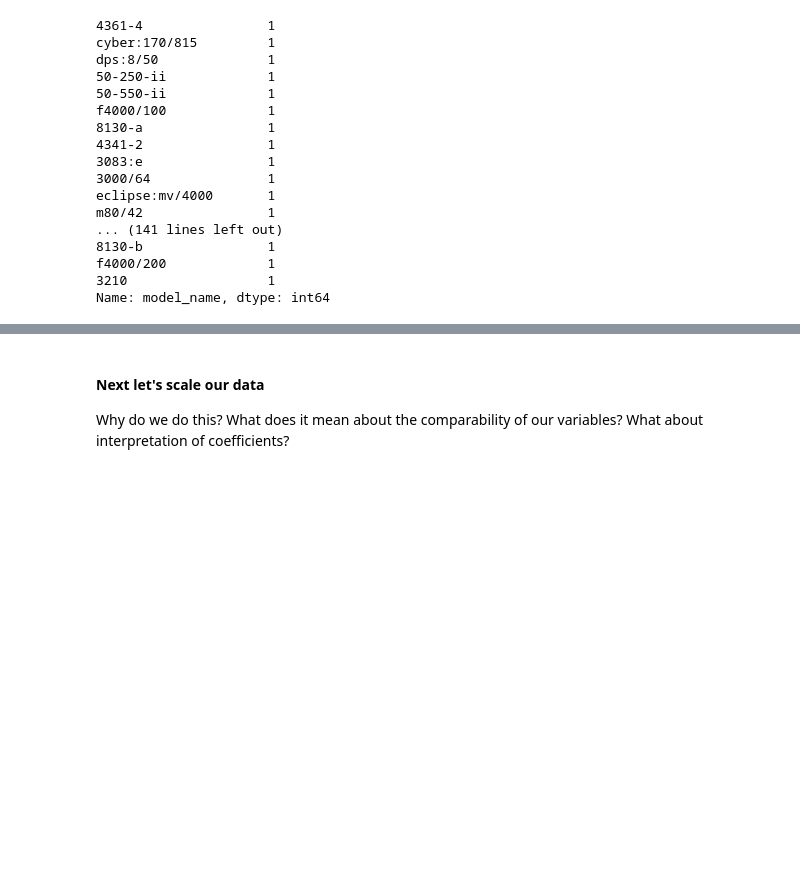
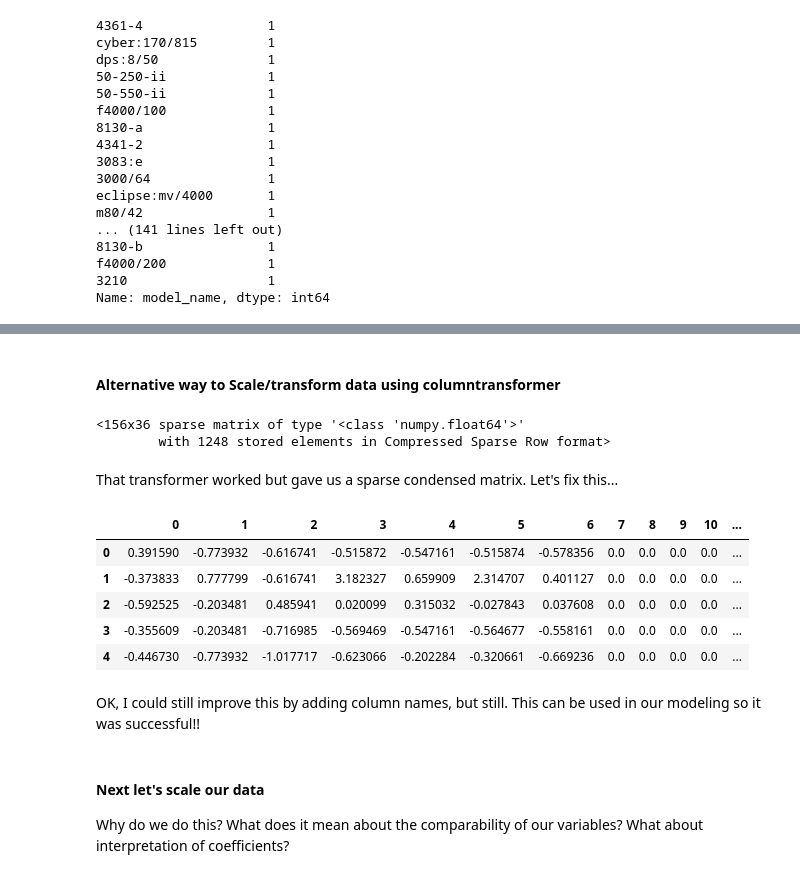
Before and after one commit to learn-co-students/dc-ds-021720, a Jupyter notebook: mod-3/week-1/day-4-Coach_Lab-Lasso-Ridge/Regression-lab-mmitchell.ipynb, the cells around one changed output, grey strips where cells are left out. Drawn from its saved outputs; the diff is of its cells as text; code cells hidden in the pictures; blank space fills up the shorter version.

Commit message:
adding code for column transformer

```diff
--- a/mod-3/week-1/day-4-Coach_Lab-Lasso-Ridge/Regression-lab-mmitchell.ipynb
+++ b/mod-3/week-1/day-4-Coach_Lab-Lasso-Ridge/Regression-lab-mmitchell.ipynb
@@ -150,3 +155,45 @@ X_train.shape
+# %% [markdown]
+#### Alternative way to Scale/transform data using columntransformer
+# %%
+from sklearn.pipeline import Pipeline
+from sklearn.compose import ColumnTransformer
+from sklearn.preprocessing import StandardScaler, OneHotEncoder, OrdinalEncoder
+
+numeric_features = ['MYCT', 'MMIN', 'MMAX', 'CACH', 'CHMIN', 'CHMAX', 'ERP']
+numeric_transformer = Pipeline(steps=[
+    ('scaler', StandardScaler())])
+
+categorical_features = ['vendor_name']
+categorical_transformer = Pipeline(steps=[
+    ("ordinal", OrdinalEncoder()),
+    ('onehot', OneHotEncoder(handle_unknown='ignore'))])
+
+preprocessor = ColumnTransformer(
+    transformers=[
+        ('num', numeric_transformer, numeric_features),
+        ('cat', categorical_transformer, categorical_features)], remainder='passthrough')
+
+#let's use it now!
+
+X_train_tran = (preprocessor.fit_transform(X_train))
+X_train_tran
+# %% [output]
+<156x36 sparse matrix of type '<class 'numpy.float64'>'
+        with 1248 stored elements in Compressed Sparse Row format>
+# %% [markdown]
+That transformer worked but gave us a sparse condensed matrix.  Let's fix this...
+# %%
+X_train_trans = pd.DataFrame.sparse.from_spmatrix(X_train_tran)
+X_train_trans.head()
+# %% [output]
+|  | 0 | 1 | 2 | 3 | 4 | 5 | 6 | 7 | 8 | 9 | 10 | ... |
+| 0 | 0.391590 | -0.773932 | -0.616741 | -0.515872 | -0.547161 | -0.515874 | -0.578356 | 0.0 | 0.0 | 0.0 | 0.0 | ... |
+| 1 | -0.373833 | 0.777799 | -0.616741 | 3.182327 | 0.659909 | 2.314707 | 0.401127 | 0.0 | 0.0 | 0.0 | 0.0 | ... |
+| 2 | -0.592525 | -0.203481 | 0.485941 | 0.020099 | 0.315032 | -0.027843 | 0.037608 | 0.0 | 0.0 | 0.0 | 0.0 | ... |
+| 3 | -0.355609 | -0.203481 | -0.716985 | -0.569469 | -0.547161 | -0.564677 | -0.558161 | 0.0 | 0.0 | 0.0 | 0.0 | ... |
+| 4 | -0.446730 | -0.773932 | -1.017717 | -0.623066 | -0.202284 | -0.320661 | -0.669236 | 0.0 | 0.0 | 0.0 | 0.0 | ... |
+# %% [markdown]
+OK, I could still improve this by adding column names, but still.  This can be used in our modeling so it was successful!!
 # %% [markdown]
 #### Next let's scale our data
 
```
Also changed, not shown: parts of 1 cell of this notebook.
